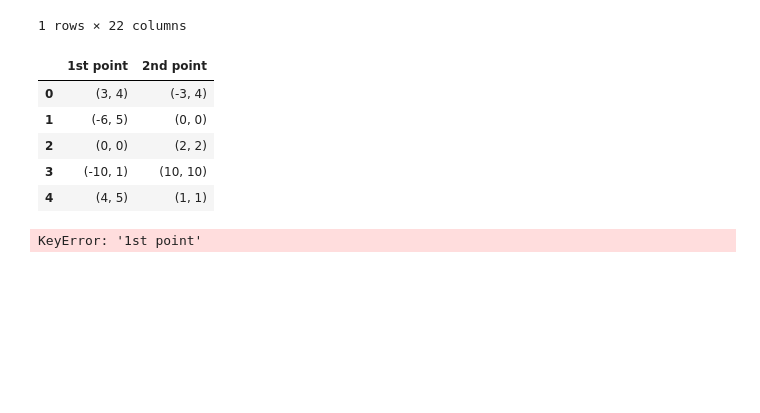
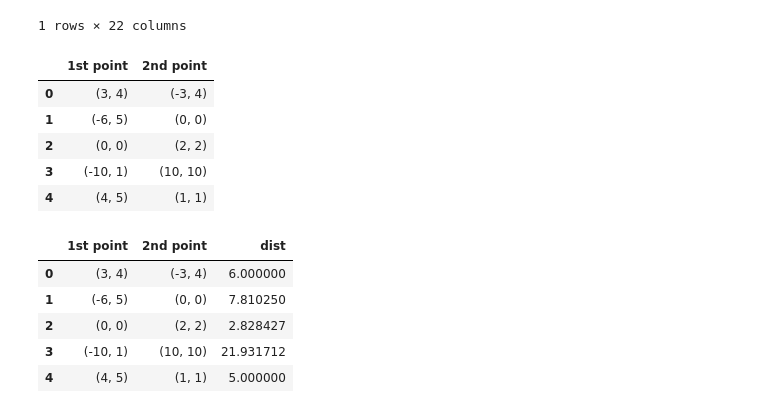
Before and after one commit to AniketSurjuse/90Days-of-ML, a Jupyter notebook: Python for ML/Day 06 - Pandas IMP methods.ipynb, the cells around one changed output. Cells and saved outputs as stored; diff of their text form; code cells hidden in the pictures; blank space fills up the shorter version.

```diff
--- a/Python for ML/Day 06 - Pandas IMP methods.ipynb
+++ b/Python for ML/Day 06 - Pandas IMP methods.ipynb
@@ -567,6 +567,13 @@ def euclidean(row):
 
   return ((pt_A[0] - pt_B[0])**2 + (pt_A[1] - pt_B[1])**2)**0.5
 # %%
-points_df['dist'] = points_df.apply(euclidean)
+points_df['dist'] = points_df.apply(euclidean,axis = 1)
-# %% [output]
-KeyError: '1st point'
+# %%
+points_df
+# %% [output]
+|  | 1st point | 2nd point | dist |
+| 0 | (3, 4) | (-3, 4) | 6.000000 |
+| 1 | (-6, 5) | (0, 0) | 7.810250 |
+| 2 | (0, 0) | (2, 2) | 2.828427 |
+| 3 | (-10, 1) | (10, 10) | 21.931712 |
+| 4 | (4, 5) | (1, 1) | 5.000000 |
```
Also changed, not shown: 7 other files.
